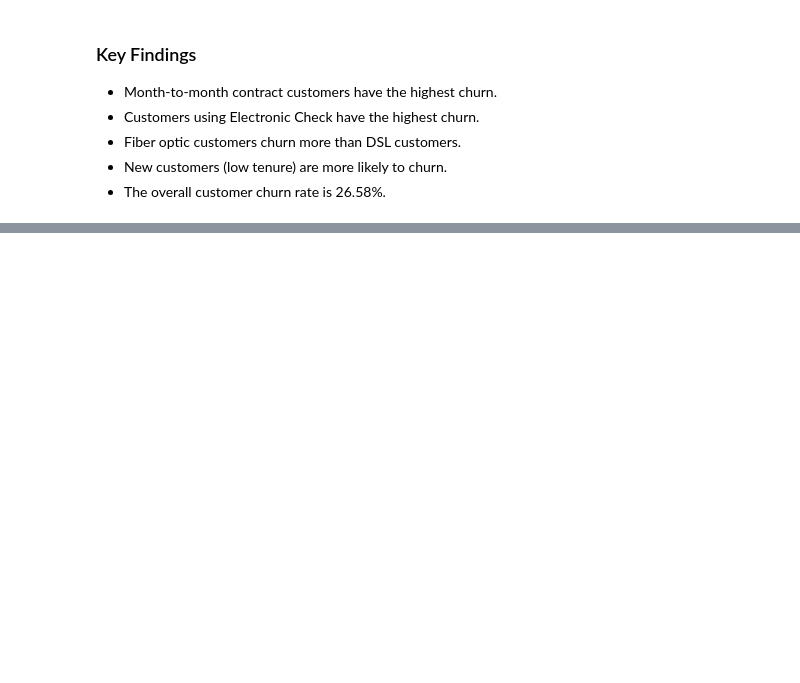
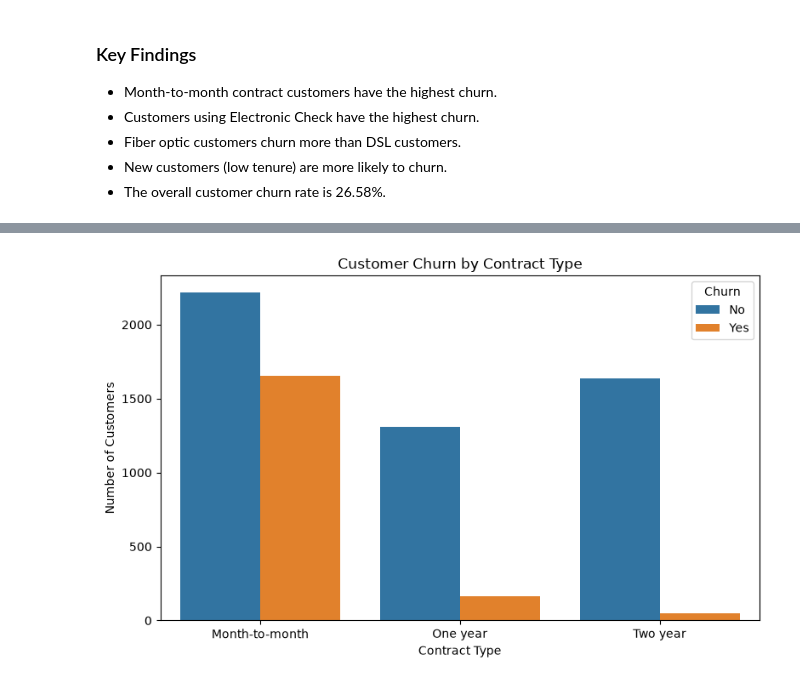
Before and after one commit to sevinchboltakova03-dev/Data-Analytics-Portfolio, a Jupyter notebook: Python/Customer-Churn-Analysis/customer_churn_analysis.ipynb, the cells around one changed output, grey strips where cells are left out. Saved outputs shown, nothing was run; the diff lists cells and outputs as text; code cells hidden in the pictures; blank space fills up the shorter version.

Commit message:
Clean notebook and update charts

```diff
--- a/Python/Customer-Churn-Analysis/customer_churn_analysis.ipynb
+++ b/Python/Customer-Churn-Analysis/customer_churn_analysis.ipynb
@@ -219,0 +185,8 @@ plt.close()
+# %%
+df = pd.read_csv("data/WA_Fn-UseC_-Telco-Customer-Churn (1).csv")
+
+df["TotalCharges"] = pd.to_numeric(df["TotalCharges"], errors="coerce")
+
+df = df.dropna()
+
+df.head()
@@ -219,0 +201,18 @@ plt.close()
+# %%
+plt.figure(figsize=(8,5))
+
+sns.countplot(data=df, x="Contract", hue="Churn")
+
+plt.title("Customer Churn by Contract Type")
+plt.xlabel("Contract Type")
+plt.ylabel("Number of Customers")
+
+plt.tight_layout()
+
+plt.savefig("images/contract_churn.png", dpi=300)
+
+plt.show()
+
+plt.close()
+# %% [output]
+[figure, added]
```
Also changed, not shown: parts of 17 cells of this notebook, 1 other file.
